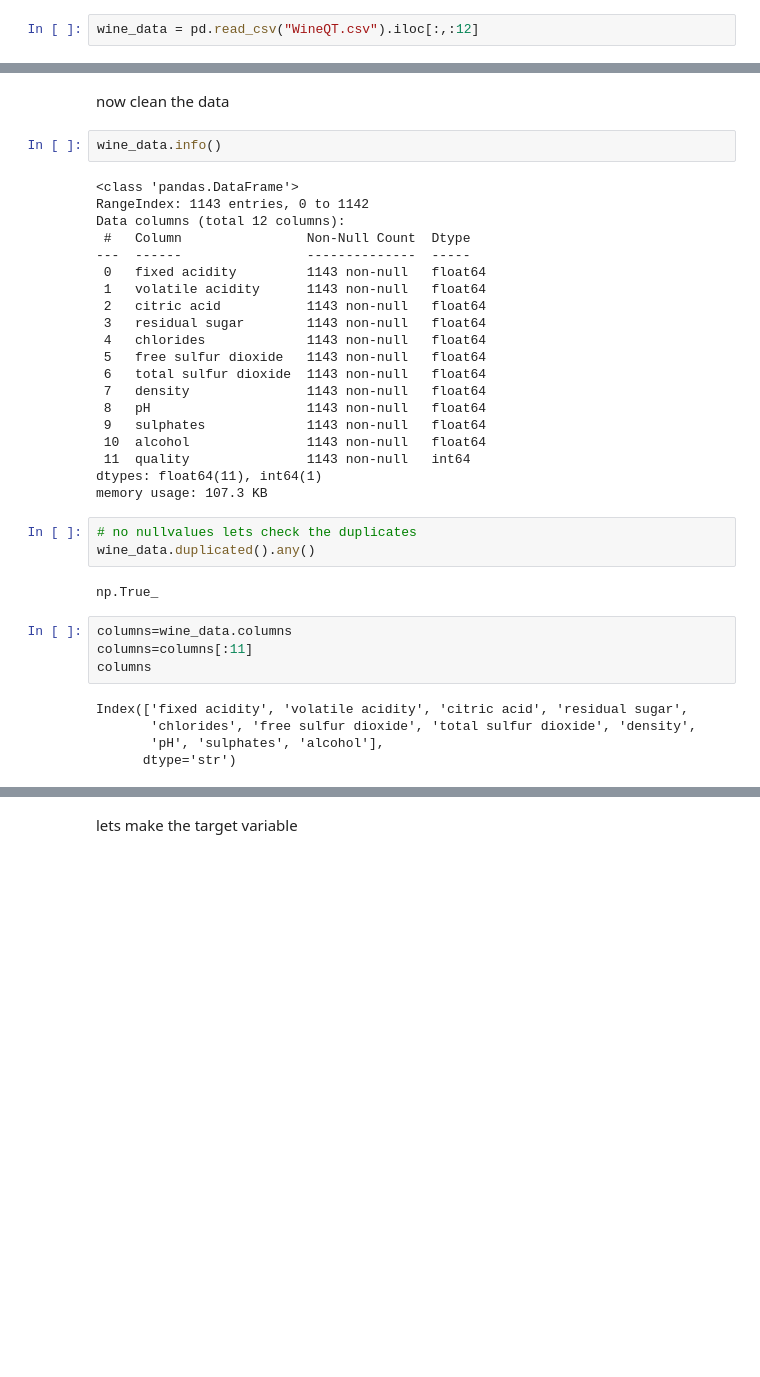
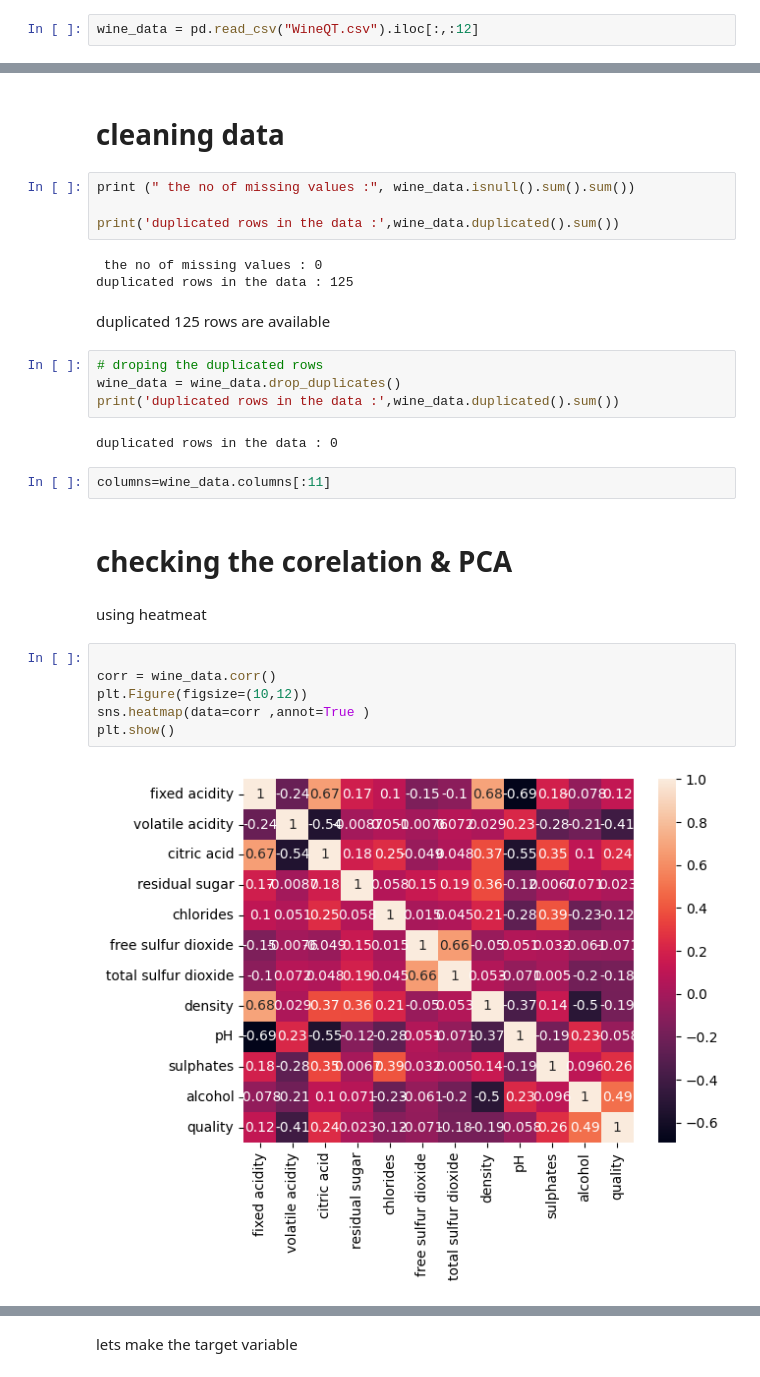
Before and after one commit to gjashu2609-arch/Neural-Networks, a Jupyter notebook: MLP.ipynb, the cells around one changed output, grey strips where cells are left out. Saved outputs shown, nothing was run; the diff lists cells and outputs as text; blank space fills up the shorter version.

```diff
--- a/MLP.ipynb
+++ b/MLP.ipynb
@@ -24,38 +54,31 @@ wine_data.head()
 # %% [markdown]
-now clean the data
+# cleaning data
 # %%
-wine_data.info()
+print (" the no of missing values :", wine_data.isnull().sum().sum())
+
+print('duplicated rows in the data :',wine_data.duplicated().sum())
 # %% [output]
-<class 'pandas.DataFrame'>
-RangeIndex: 1143 entries, 0 to 1142
-Data columns (total 12 columns):
- #   Column                Non-Null Count  Dtype
----  ------                --------------  -----
- 0   fixed acidity         1143 non-null   float64
- 1   volatile acidity      1143 non-null   float64
- 2   citric acid           1143 non-null   float64
- 3   residual sugar        1143 non-null   float64
- 4   chlorides             1143 non-null   float64
- 5   free sulfur dioxide   1143 non-null   float64
- 6   total sulfur dioxide  1143 non-null   float64
- 7   density               1143 non-null   float64
- 8   pH                    1143 non-null   float64
- 9   sulphates             1143 non-null   float64
- 10  alcohol               1143 non-null   float64
- 11  quality               1143 non-null   int64
-dtypes: float64(11), int64(1)
-memory usage: 107.3 KB
+ the no of missing values : 0
+duplicated rows in the data : 125
+# %% [markdown]
+duplicated 125 rows are available
 # %%
-# no nullvalues lets check the duplicates
-wine_data.duplicated().any()
+# droping the duplicated rows
+wine_data = wine_data.drop_duplicates()
+print('duplicated rows in the data :',wine_data.duplicated().sum())
 # %% [output]
-np.True_
+duplicated rows in the data : 0
 # %%
-columns=wine_data.columns
-columns=columns[:11]
-columns
+columns=wine_data.columns[:11]
-# %% [output]
-Index(['fixed acidity', 'volatile acidity', 'citric acid', 'residual sugar',
-       'chlorides', 'free sulfur dioxide', 'total sulfur dioxide', 'density',
-       'pH', 'sulphates', 'alcohol'],
-      dtype='str')
+# %% [markdown]
+# checking the corelation & PCA
+# %% [markdown]
+using heatmeat
+# %%
+
+corr = wine_data.corr()
+plt.Figure(figsize=(10,12))
+sns.heatmap(data=corr ,annot=True )
+plt.show()
+# %% [output]
+[figure, added]
```
Also changed, not shown: parts of 37 cells of this notebook, 1 other file.
